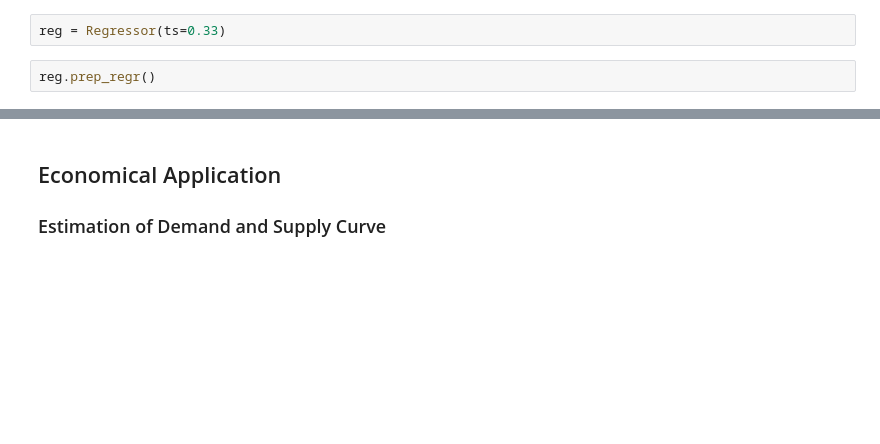
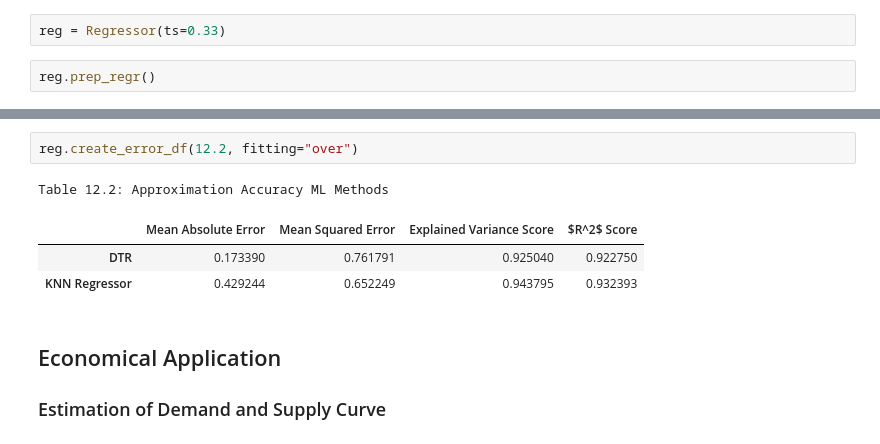
Before and after one commit to ArbiKodraj/Final_Project, a Jupyter notebook: FunctionApproximation.ipynb, the cells around one changed output, grey strips where cells are left out. Saved outputs shown, nothing was run; the diff lists cells and outputs as text; blank space fills up the shorter version.

```diff
--- a/FunctionApproximation.ipynb
+++ b/FunctionApproximation.ipynb
@@ -909,3 +923,10 @@ Table 12: Approximation Accuracy ML Methods
+# %%
+reg.create_error_df(12.2, fitting="over")
+# %% [output]
+Table 12.2: Approximation Accuracy ML Methods
+|  | Mean Absolute Error | Mean Squared Error | Explained Variance Score | $R^2$ Score |
+| DTR | 0.173390 | 0.761791 | 0.925040 | 0.922750 |
+| KNN Regressor | 0.429244 | 0.652249 | 0.943795 | 0.932393 |
 # %% [markdown]
 ## Economical Application
 
```
Also changed, not shown: parts of 18 cells of this notebook, 1 other file.
